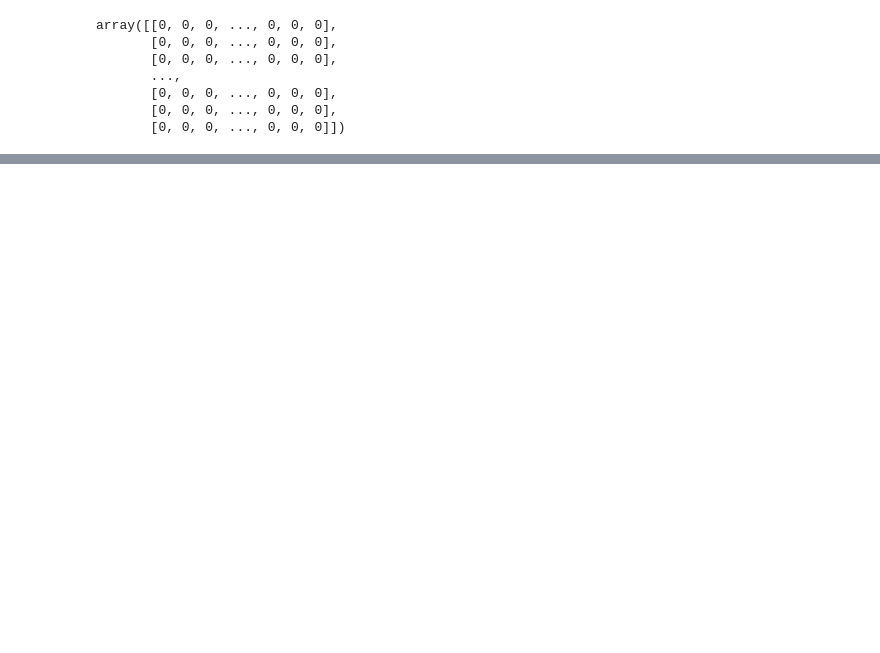
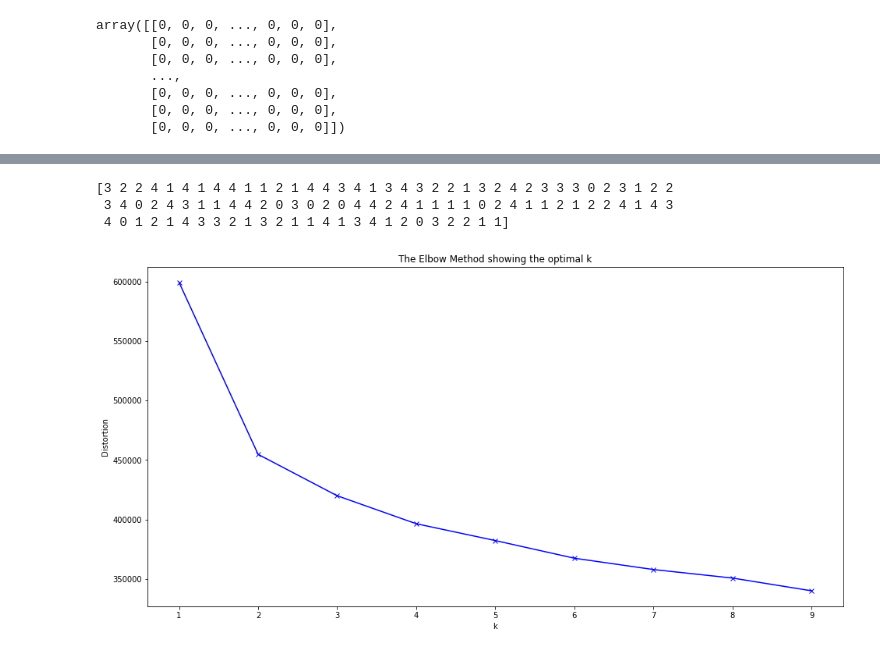
Before and after one commit to ThanosApostolou/aics-pattern-recognition, a Jupyter notebook: IMDB.ipynb, the cells around one changed output, grey strips where cells are left out. Saved outputs shown, nothing was run; the diff lists cells and outputs as text; code cells hidden in the pictures; blank space fills up the shorter version.

Commit message:
Calculated distances using custom metrics

```diff
--- a/IMDB.ipynb
+++ b/IMDB.ipynb
@@ -374,0 +426,14 @@ print(labels)
+# %%
+# Calculate the pairwise weighted Cosine distance matrix
+n = ratings_matrix.shape[0]
+n = 100
+Dist_cosine = np.zeros((n, n))
+for i in range(n):
+  for j in range(i, n):
+      d = 1 - np.abs(np.sum(binary_matrix[i,:] * binary_matrix[j,:] * ratings_matrix.loc[i,:] * ratings_matrix.loc[j,:]) / (np.sqrt(np.sum(binary_matrix[i,:] * binary_matrix[j,:] * ratings_matrix.loc[i,:])* np.sqrt(np.sum(binary_matrix[i,:] * binary_matrix[j,:] * ratings_matrix.loc[j,:])))))
+      Dist_cosine[i,j] = d
+      Dist_cosine[j,i] = d
+# %%
+df_cosine = pd.DataFrame(Dist_cosine)
+df_cosine = df_cosine.replace(np.nan, 0)
+df_cosine
@@ -374,0 +454,32 @@ print(labels)
+# %%
+# Cluster the users using K-means
+kmeans = KMeans(n_clusters=5).fit(df_cosine)
+
+# Get the cluster labels
+labels = kmeans.labels_
+
+# Print the labels
+print(labels)
+# %% [output]
+[3 2 2 4 1 4 1 4 4 1 1 2 1 4 4 3 4 1 3 4 3 2 2 1 3 2 4 2 3 3 3 0 2 3 1 2 2
+ 3 4 0 2 4 3 1 1 4 4 2 0 3 0 2 0 4 4 2 4 1 1 1 1 0 2 4 1 1 2 1 2 2 4 1 4 3
+ 4 0 1 2 1 4 3 3 2 1 3 2 1 1 4 1 3 4 1 2 0 3 2 2 1 1]
+# %%
+def elbow_method(df: pd.DataFrame, max_iter: int):
+  distortions = []
+  K = range(1,max_iter)
+  for k in K:
+    kmeanModel = KMeans(n_clusters=k)
+    kmeanModel.fit(df)
+    distortions.append(kmeanModel.inertia_)
+  plt.figure(figsize=(16,8))
+  plt.plot(K, distortions, 'bx-')
+  plt.xlabel('k')
+  plt.ylabel('Distortion')
+  plt.title('The Elbow Method showing the optimal k')
+  plt.show()
+# %%
+#Using the elbow method on Cosine distance
+elbow_method(df_cosine, 10)
+# %% [output]
+[figure, added]
```
Also changed, not shown: parts of 17 cells of this notebook.
